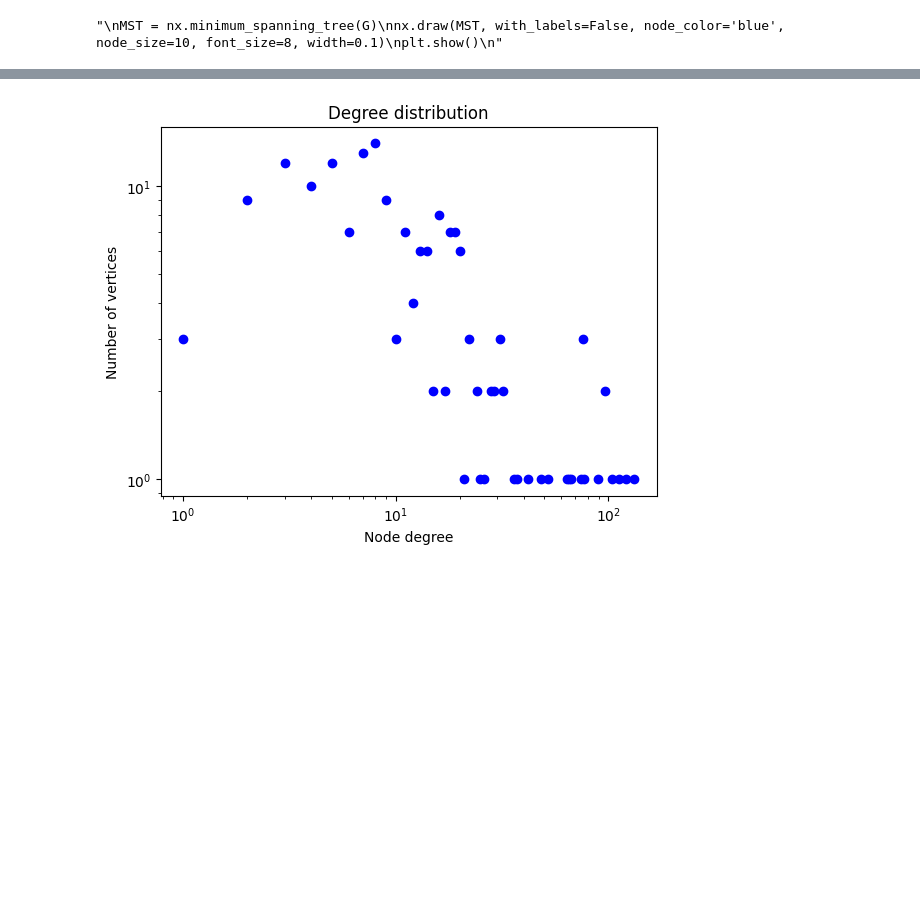
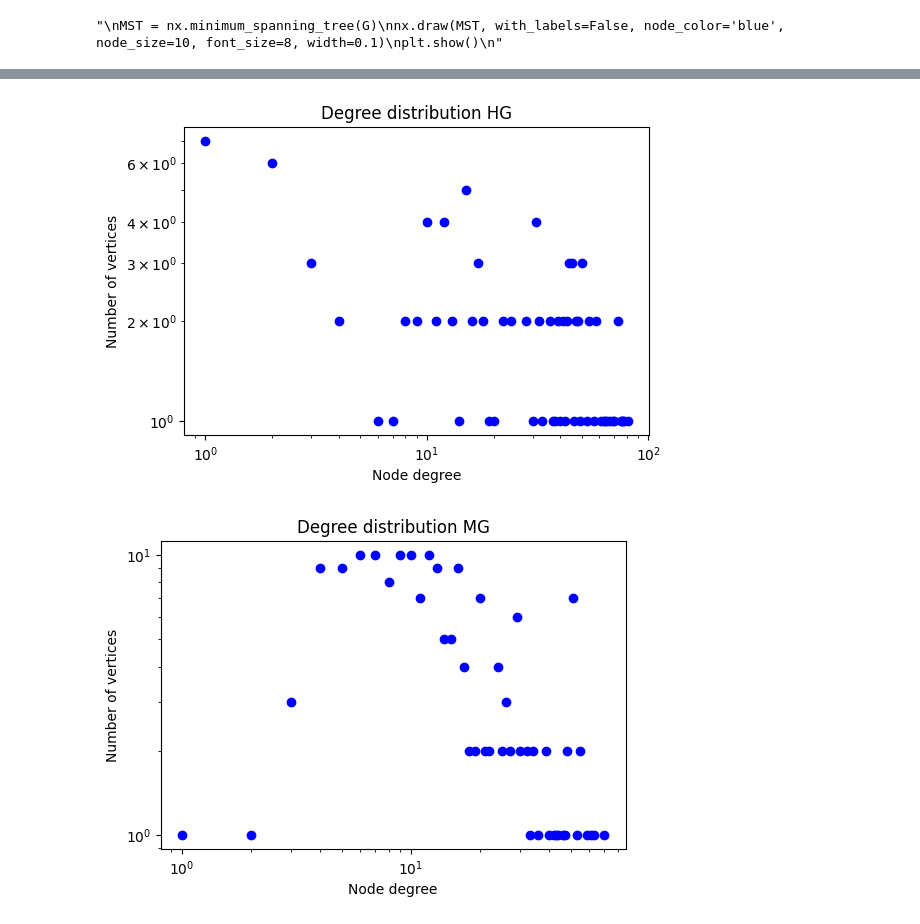
Before and after one commit to NiccoloMarzi/Financial-Network-Analysis, a Jupyter notebook: SNA_project.ipynb, the cells around one changed output, grey strips where cells are left out. Saved outputs shown, nothing was run; the diff lists cells and outputs as text; code cells hidden in the pictures; blank space fills up the shorter version.

```diff
--- a/SNA_project.ipynb
+++ b/SNA_project.ipynb
@@ -154,8 +154,8 @@ df['Correlation_coefficients'] = [{} for _ in range(len(df))]
 
 # Compute the correlation coefficient for each couple and store the value in the dictionary
 for (idx1, list1), (idx2, list2) in tqdm(combinations(df['Log_return'].items(), 2)):
-    coeff = correlation_coefficient(list1, list2)
-    # coeff = correlation_in_windows(list1, list2, 63)
+    #coeff = correlation_coefficient(list1, list2)
+    coeff = correlation_in_windows(list1, list2, 126)
     df.loc[idx1, 'Correlation_coefficients'][str(idx2)] = coeff
     df.loc[idx2, 'Correlation_coefficients'][str(idx1)] = coeff
 # %%
@@ -203,6 +203,7 @@ HIGH_THRESHOLD = decili[8]
 
 def build_graph(df, name):
       G = nx.Graph()
+      G.graph['name'] = name
       index = 0
       if name == "High correlation graph":
         for node in df.index:
@@ -235,6 +236,7 @@ def build_graph(df, name):
 HG = build_graph(df, "High correlation graph")
 MG = build_graph(df, "Low correlation graph")
 LG = build_graph(df, "Low-negative correlation graph")
+GRAPHS = [HG, MG, LG]
 # %%
 '''
 MST = nx.minimum_spanning_tree(G)
@@ -246,6 +248,9 @@ plt.show()
 # %%
 #Network visualization
 
-nx.draw(HG, with_labels=False, node_color='blue', node_size=10, font_size=8, width=0.1)
-plt.show()
+for G in GRAPHS:
+    plt.figure(figsize=(4, 4))
+    nx.draw(G, with_labels=False, node_color='blue', node_size=10, font_size=8, width=0.1)
+    plt.title(G.graph['name'])
+    plt.show()
 # %% [output]
@@ -253,15 +260,22 @@ plt.show()
 # %%
 #Degree distribution
 
-counts = nx.degree_histogram(LG)
-degrees = [i for i in range(len(counts))]
-
-plt.scatter(degrees, counts, color='b')
-plt.xscale('log')
-plt.yscale('log')
-plt.xlabel('Node degree')
-plt.ylabel('Number of vertices')
-plt.title('Degree distribution')
-plt.show()
+for G in GRAPHS:
+    plt.figure(figsize=(6, 4))
+    counts = nx.degree_histogram(G)
+    degrees = [i for i in range(len(counts))]
+    if G == HG:
+        plt.title('Degree distribution HG')
+    elif G == MG:
+        plt.title('Degree distribution MG')
+    else:
+        plt.title(f'Degree distribution LG')
+    plt.scatter(degrees, counts, color='b')
+    plt.xscale('log')
+    plt.yscale('log')
+    plt.xlabel('Node degree')
+    plt.ylabel('Number of vertices')
+    plt.show()
 # %% [output]
-[figure, old version]
+[figure, new version]
+[figure, added]
```
Also changed, not shown: parts of 14 cells of this notebook.
